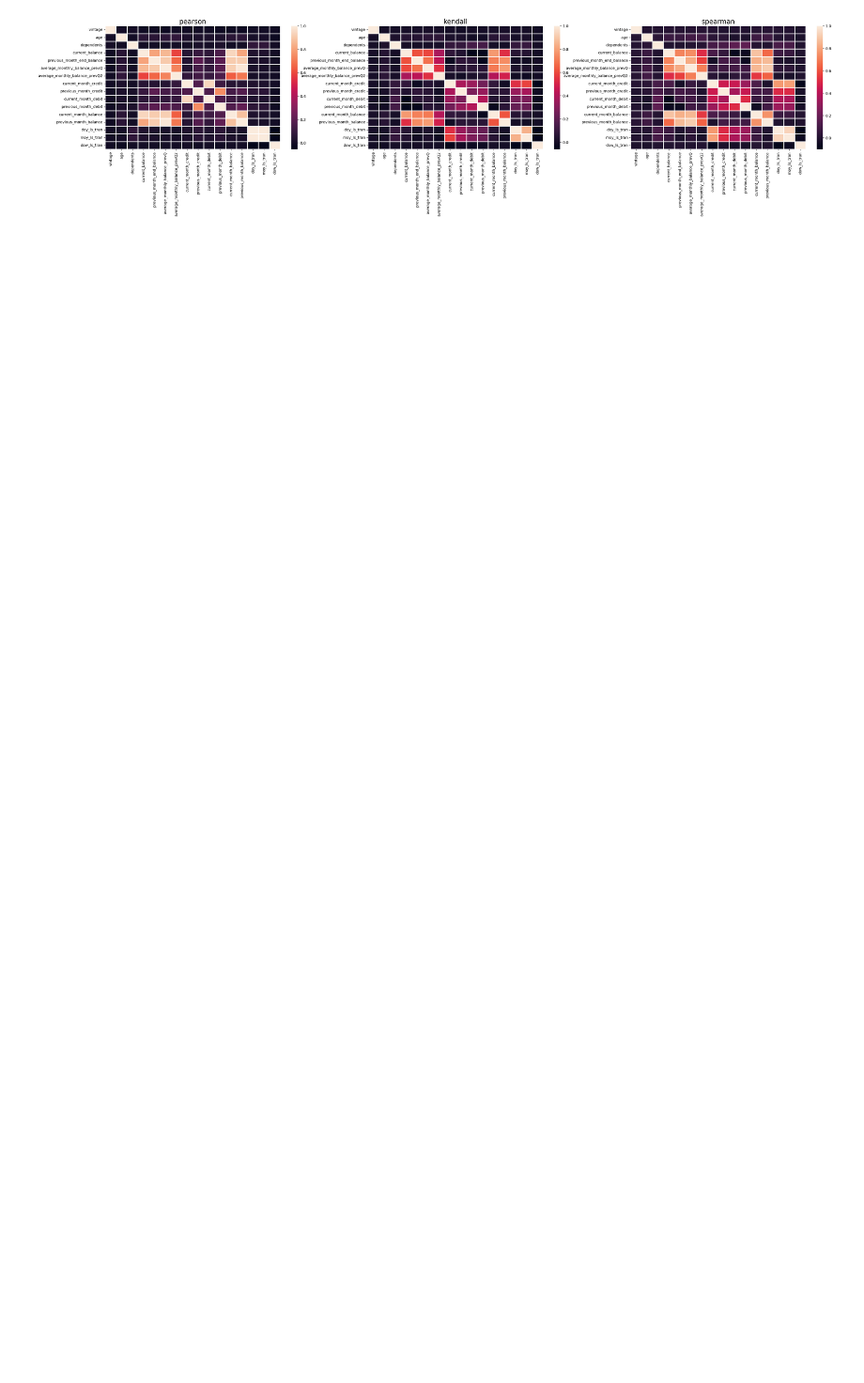
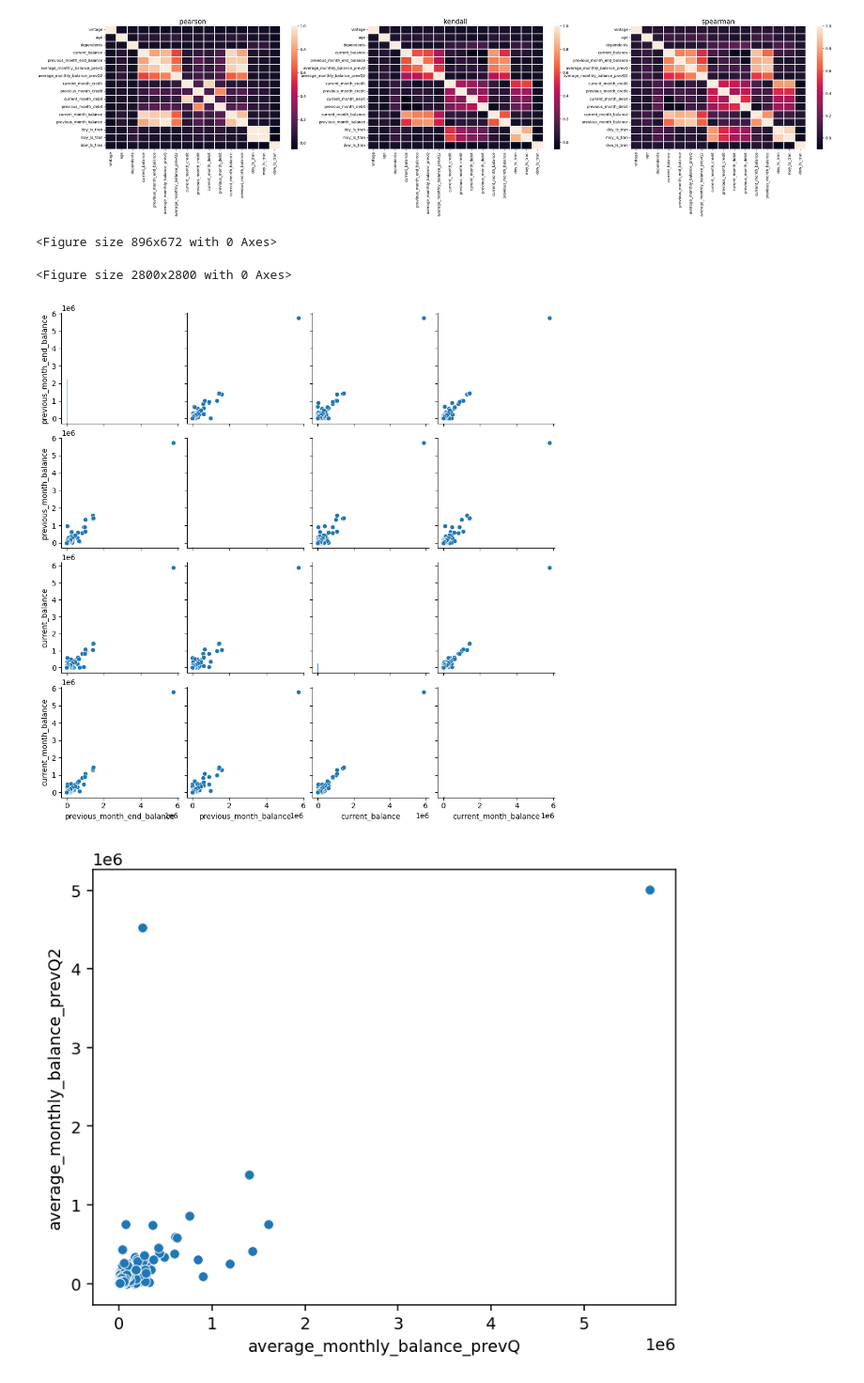
Before and after one commit to JAY0890/DS, a Jupyter notebook: Bivatriate.ipynb, the cells around one changed output. Shown at 94% size. Saved outputs shown, nothing was run; the diff lists cells and outputs as text; code cells hidden in the pictures; blank space fills up the shorter version.

```diff
--- a/Bivatriate.ipynb
+++ b/Bivatriate.ipynb
@@ -120,3 +120,34 @@ for j,i in enumerate(['pearson','kendall','spearman']):
   plt.title(i, fontsize=18)
 # %% [output]
 [figure]
+# %%
+# Grouping variables
+transactions = ['current_month_credit','current_month_debit','previous_month_credit','previous_month_debit']
+balance = ['previous_month_end_balance','previous_month_balance','current_balance','current_month_balance']
+
+# scatter plot for transactional variables
+plt.figure(dpi=140)
+sns.pairplot(numerical[transactions])
+plt.show()
+
+
+# balance variables
+plt.figure(dpi=140, figsize = (20,20))
+sns.pairplot(numerical[balance])
+plt.show()
+# %% [output]
+<Figure size 896x672 with 0 Axes>
+# %%
+
+# Plot a scatter plot for average_monthly_balance_prevQ and average_monthly_balance_prevQ2
+plt.figure(dpi=140)
+sns.scatterplot(
+    data=numerical,
+    x='average_monthly_balance_prevQ',
+    y='average_monthly_balance_prevQ2'
+)
+plt.show()
+# %% [output]
+<Figure size 2800x2800 with 0 Axes>
+[figure, added]
+[figure, added]
```
Also changed, not shown: 5 other files.
